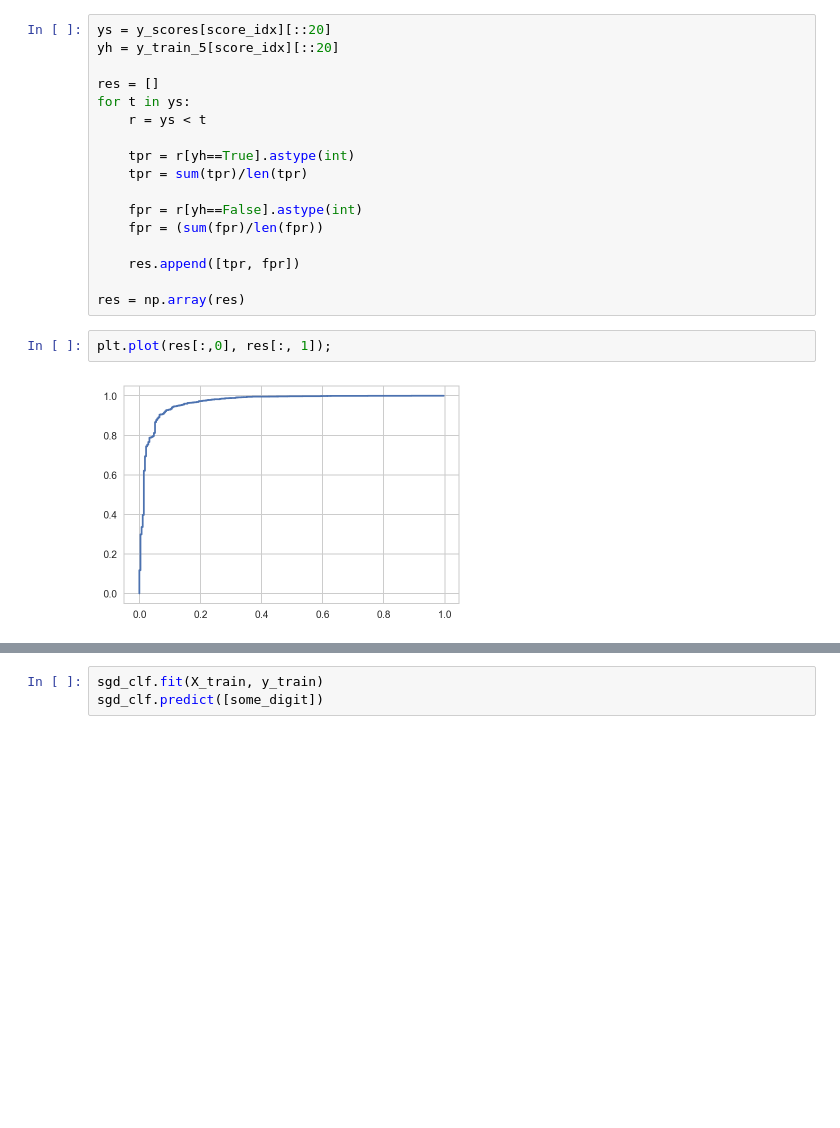
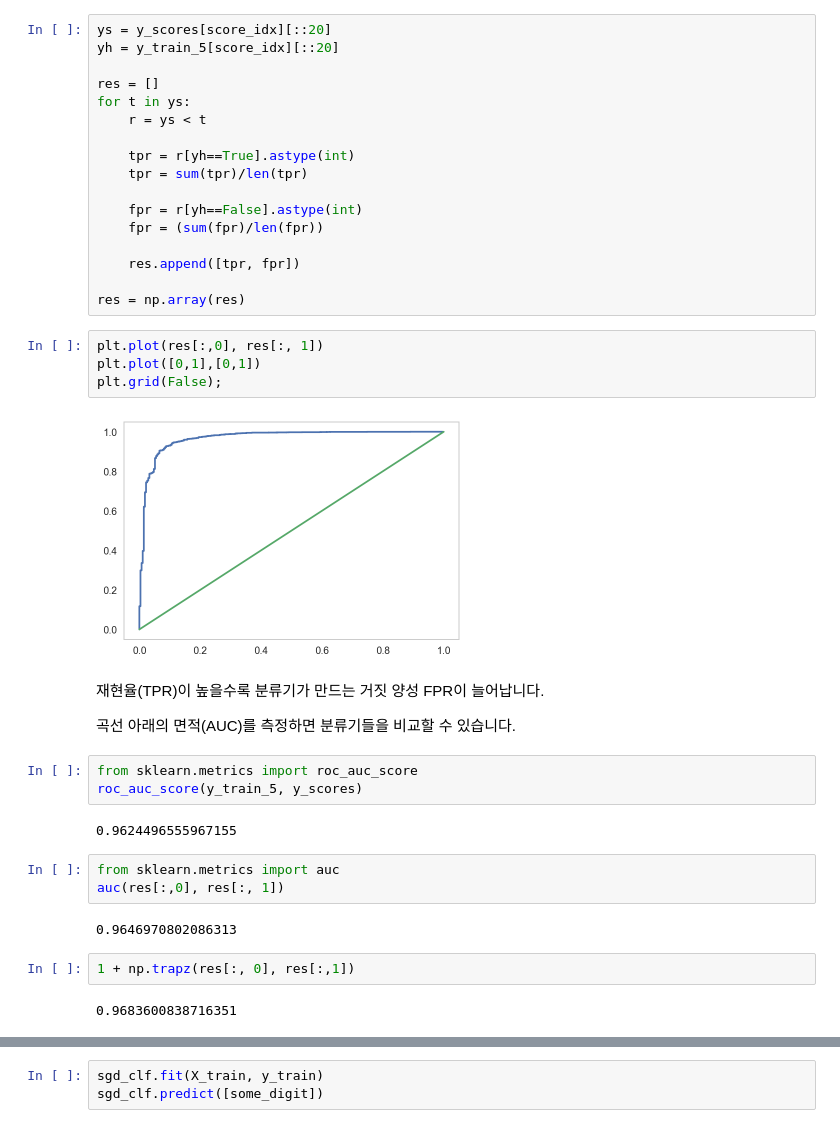
Before and after one commit to dooyeoung/hands_on_machine_learning, a Jupyter notebook: part3 분류.ipynb, the cells around one changed output, grey strips where cells are left out. Saved outputs shown, nothing was run; the diff lists cells and outputs as text; blank space fills up the shorter version.

```diff
--- a/part3 분류.ipynb
+++ b/part3 분류.ipynb
@@ -348,7 +349,27 @@ for t in ys:
     res.append([tpr, fpr])
 
 res = np.array(res)
+# %%
+plt.plot(res[:,0], res[:, 1])
+plt.plot([0,1],[0,1])
+plt.grid(False);
+# %% [output]
+[figure, added]
+# %% [markdown]
+재현율(TPR)이 높을수록 분류기가 만드는 거짓 양성 FPR이 늘어납니다.<br>
+
+곡선 아래의 면적(AUC)를 측정하면 분류기들을 비교할 수 있습니다.
+# %%
+from sklearn.metrics import roc_auc_score
+roc_auc_score(y_train_5, y_scores)
+# %% [output]
+0.9624496555967155
+# %%
+from sklearn.metrics import auc
+auc(res[:,0], res[:, 1])
+# %% [output]
+0.9646970802086313
 # %%
-plt.plot(res[:,0], res[:, 1]);
+1 + np.trapz(res[:, 0], res[:,1])
 # %% [output]
-[figure, removed]
+0.9683600838716351
```
Also changed, not shown: parts of 52 cells of this notebook.
